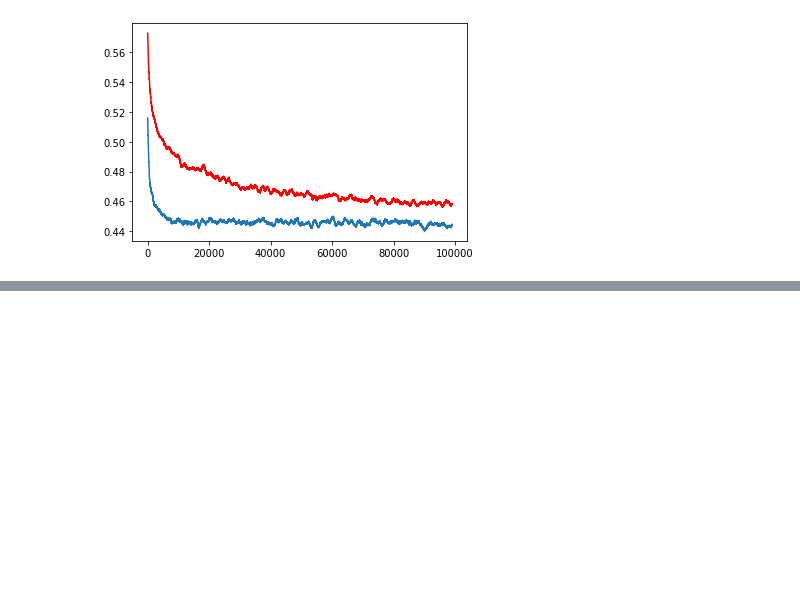
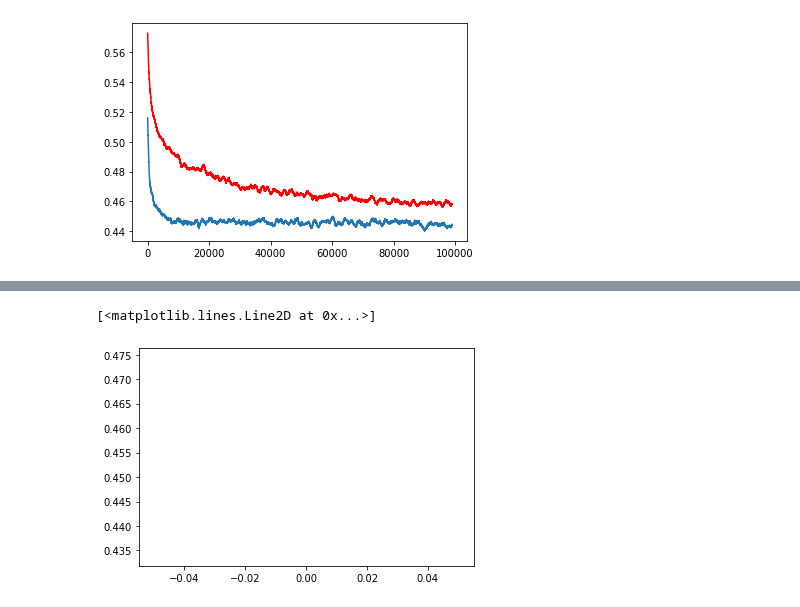
Before and after one commit to mosturm/IWR_CellTrack, a Jupyter notebook: prediction2.ipynb, the cells around one changed output, grey strips where cells are left out. Cells and saved outputs as stored; diff of their text form; code cells hidden in the pictures; blank space fills up the shorter version.

Commit message:
added umap + start on Adjacency Transformer2

```diff
--- a/prediction2.ipynb
+++ b/prediction2.ipynb
@@ -1182,7 +1282,7 @@ loss_fn = Loss(pen=0)
 optimizer = torch.optim.Adam(transformer.parameters(), lr=0.0001, betas=(0.9, 0.98), eps=1e-9)
 # %%
 from timeit import default_timer as timer
-NUM_EPOCHS = 4
+NUM_EPOCHS = 2
 
 loss_over_time=[]
 test_error=[]
@@ -1361,34 +1458,61 @@ KeyboardInterrupt:
 # %%
-#postprocess Training
+#Umap AdjacencyTrans2
 
 
-transformer = AdjacencyTransformer(num_encoder_layers, emb_size, nhead)
+emb_size= 24 ###!!!!24 for n2v emb
+nhead= 6    ###!!!! 6 for n2v emb
+num_encoder_layers = 3
 
 
-NUM_EPOCHS=1000
+transformer = AdjacencyTransformer(num_encoder_layers, emb_size, nhead,out=True)
 
+
+
+for p in transformer.parameters():
+    if p.dim() > 1:
+        nn.init.xavier_uniform_(p)
 
 transformer = transformer.to(DEVICE)
 
-loss_fn = Loss(pen=0,tra_to_tens=True)
+loss_fn = Loss(pen=0)
 
-optimizer = torch.optim.Adam(transformer.parameters(), lr=0.00001, betas=(0.9, 0.98), eps=1e-9)
+optimizer = torch.optim.Adam(transformer.parameters(), lr=0.0001, betas=(0.9, 0.98), eps=1e-9)
+
+transformer.load_state_dict(torch.load('AttTrack24.pt',map_location=torch.device('cpu')))
+
+
+NUM_EPOCHS = 10
 
 loss_over_time=[]
 test_error=[]
 
 for epoch in range(1, NUM_EPOCHS+1):
     start_time = timer()
-    train_loss = train_epoch_post_process(transformer, optimizer,loss_fn)
+    train_loss = train_epoch(transformer, optimizer,loss_fn)
     end_time = timer()
+    val_loss = evaluate(transformer,loss_fn)
 
 
     loss_over_time.append(train_loss)
-    np.savetxt('./'+'train_loss_pp.txt', np.c_[loss_over_time],delimiter='\t',header='trainloss')
+    np.savetxt('./'+'train_loss_Ad2.txt', np.c_[loss_over_time],delimiter='\t',header='trainloss')
+
+    test_error.append(val_loss)
+
+    np.savetxt('./'+'test_loss_Ad2.txt', np.c_[test_error],delimiter='\t',header='testloss')
+
+
+    print((f"Epoch: {epoch}, Train loss: {train_loss:.3f}, Val loss: {val_loss:.3f}, "f"Epoch time = {(end_time - start_time):.3f}s"))
 
 
 
 
-    print((f"Epoch: {epoch}, Train loss: {train_loss:.3f}, "f"Epoch time = {(end_time - start_time):.3f}s"))
 
-#torch.save(transformer.state_dict(), 'AttTrack24.pt')
+loss_over_time= np.loadtxt('./train_loss_Ad2.txt',skiprows=1, delimiter='\t', usecols=(0), unpack=True)
+test_error= np.loadtxt('./test_loss_Ad2.txt',skiprows=1, delimiter='\t', usecols=(0), unpack=True)
+
+
+N=1
+
+plt.plot(np.convolve(np.log10(loss_over_time), np.ones(N)/N, mode='valid'),c='red')
+plt.plot(np.convolve(np.log10(test_error), np.ones(N)/N, mode='valid'))
+# %% [output]
@@ -1394,0 +1529,2 @@ for epoch in range(1, NUM_EPOCHS+1):
+[<matplotlib.lines.Line2D at 0x...>]
+[figure, added]
```
Also changed, not shown: parts of 12 cells of this notebook, 2 other files.
